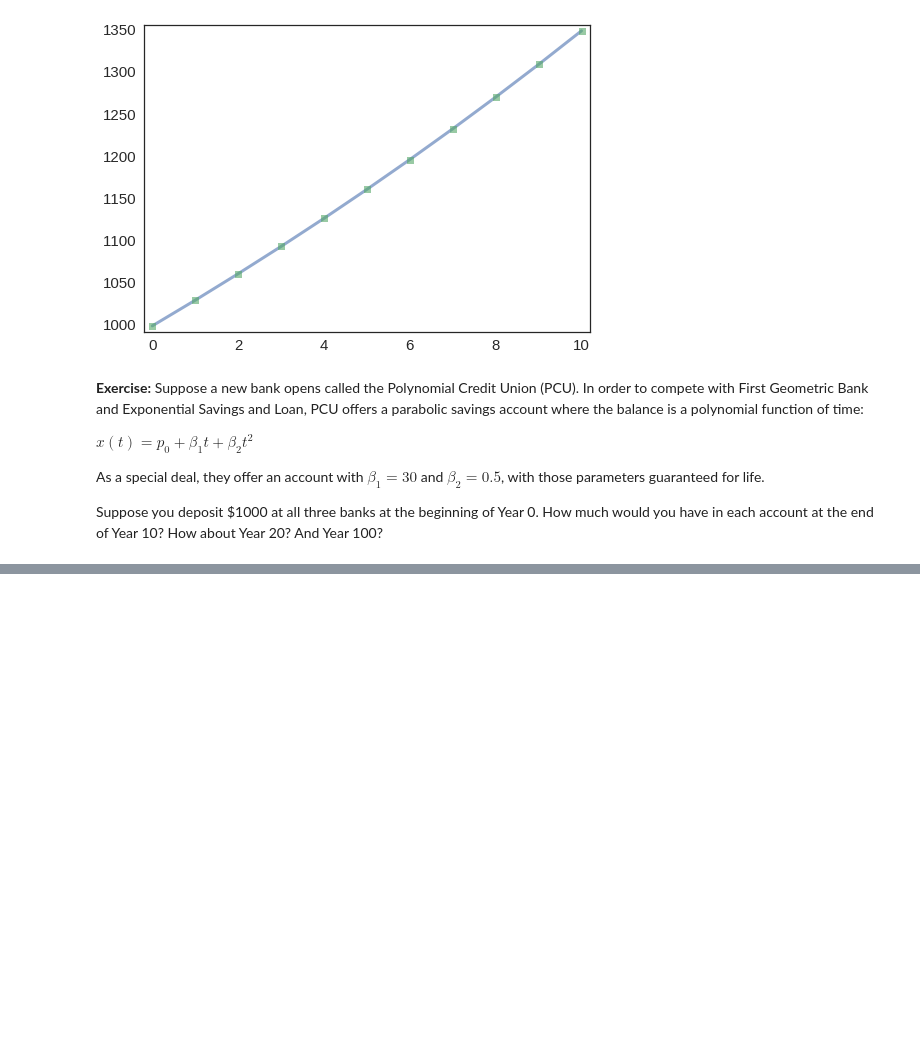
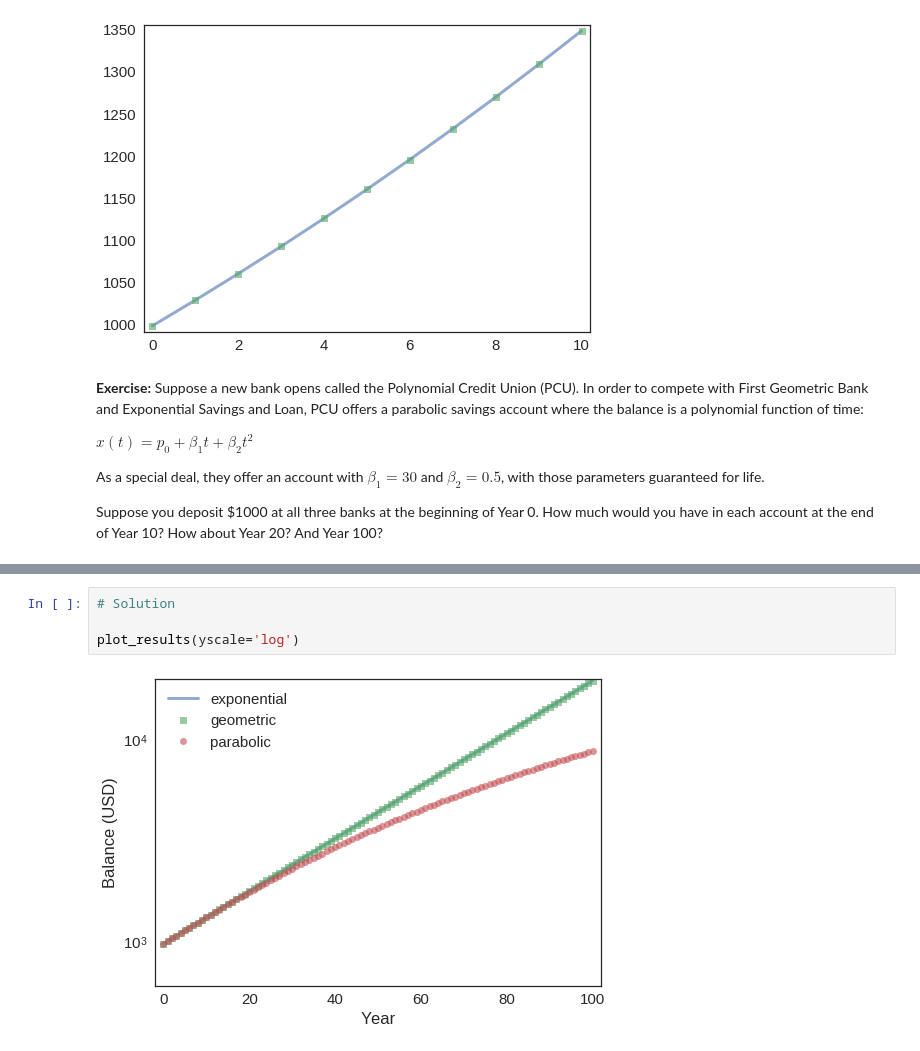
Before and after one commit to AllenDowney/ModSimPy, a Jupyter notebook: code/chap04soln.ipynb, the cells around one changed output, grey strips where cells are left out. Cells and saved outputs as stored; diff of their text form; blank space fills up the shorter version.

```diff
--- a/code/chap04soln.ipynb
+++ b/code/chap04soln.ipynb
@@ -591,0 +619,6 @@ plot(ts, parabolic, 'o')
+# %%
+# Solution
+
+plot_results(yscale='log')
+# %% [output]
+[figure, added]
```
Also changed, not shown: parts of 12 cells of this notebook.
